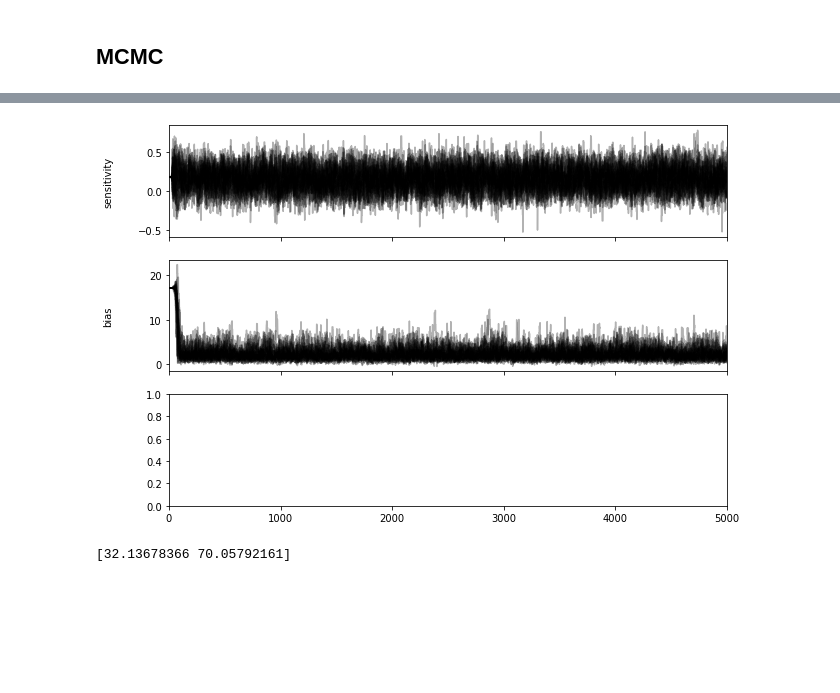
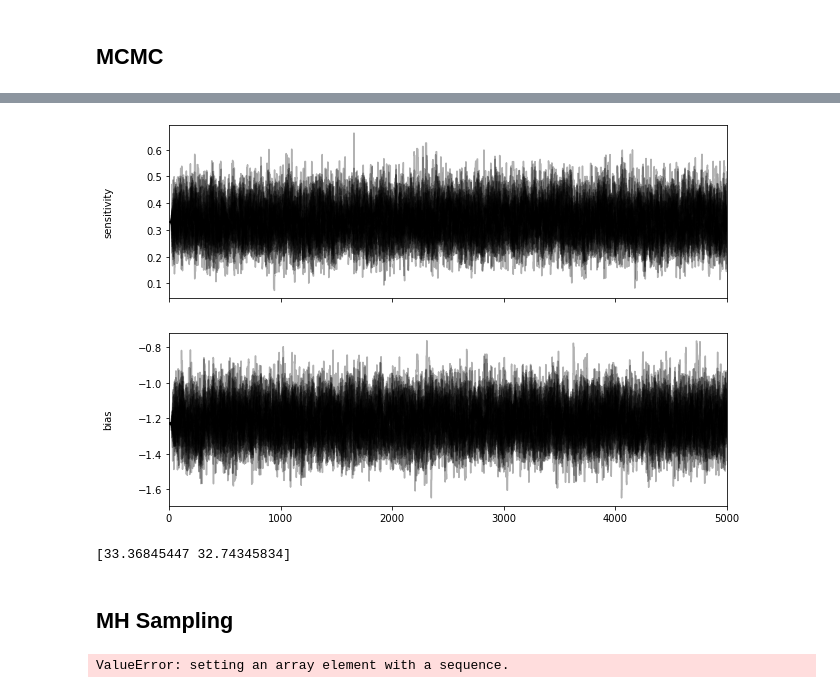
Before and after one commit to haefnerlab/confirmation-bias, a Jupyter notebook: +Dsc/Psychometric Model.ipynb, the cells around one changed output, grey strips where cells are left out. Cells and saved outputs as stored; diff of their text form; code cells hidden in the pictures; blank space fills up the shorter version.

```diff
--- a/+Dsc/Psychometric Model.ipynb
+++ b/+Dsc/Psychometric Model.ipynb
@@ -8,18 +8,19 @@ import theano
 
 min_x = -10
 max_x = 10
-N = 10 # 10 trials at each orientation
+N = 50 # 10 trials at each orientation
 x = np.linspace(min_x, max_x, 21) # the experiment is conducted at 21 x's
 x_shared = theano.shared(x)
-x_center = (min_x + max_x)/ 2
+x_center = (min_x + max_x) / 2
 # t = np.linspace(-10, 10, 101)
 bias = .8
 sensitivity = 1.2
 
 true_params = [sensitivity, bias]
 labels_params = ['sensitivity', 'bias']
-
-p_true = (1/(1 + np.exp(-(bias+true_params[0]*(x-x_center)) )))
+def plogistic(true_params, x, x_center):
+    return 1/(1 + np.exp(-(true_params[1]+true_params[0]*(x-x_center)) ))
+p_true = plogistic(true_params, x, x_center)
 np.random.seed(1234)
 choices = (np.random.uniform(size=[N, np.size(p_true)]) < p_true).T * 1
 observed_choices = np.sum(choices, 1)
@@ -48,7 +58,7 @@ array([[ 0,  0,  0,  0,  0,  0,  0,  1,  4,  6,  7,  9,  9, 10, 10, 10,
 # %%
 with pm.Model() as psychometricModel:
 
-    sensitivity_ = pm.Uniform('sensitivity_', lower = .2, upper =1.5)
+    sensitivity_ = pm.Uniform('sensitivity_', lower = 0, upper =5)
     bias_ = pm.Uniform('bias_', lower = -5, upper = 5)
 
     bias = pm.Deterministic("bias", bias_)
@@ -146,18 +198,20 @@ corner.corner(df[["sensitivity", "bias"]], truths=true_params);
 # %%
-fig, axes = plt.subplots(3, figsize=(10, 7), sharex=True)
+fig, axes = plt.subplots(2, figsize=(10, 7), sharex=True)
 samples = sampler.get_chain()
 labels = ["sensitivity", "bias"]
 
 for i in range(ndim):
     ax = axes[i]
     ax.plot(samples[:, :, i], "k", alpha = .3)
     ax.set_xlim(0, len(samples))
     ax.set_ylabel(labels[i])
     ax.yaxis.set_label_coords(-0.1, 0.5)
 # %% [output]
-[figure, old version]
+[figure, new version]
 # %%
 tau = sampler.get_autocorr_time()
 print(tau)
 # %% [output]
-[32.13678366 70.05792161]
+[33.36845447 32.74345834]
+# %% [markdown]
+##  MH Sampling
@@ -163,0 +277,7 @@ print(tau)
+# %%
+p0 = [6., 6.]
+data = {'x': x, 'x_center': x_center}
+chain,_,acc_frac = run_metropolis_hastings(p0, n_steps=8192, model=subjectSimulator,
+                                           proposal_sigmas=[0.05,0.05], data = data)
+# %% [output]
+ValueError: setting an array element with a sequence.
```
Also changed, not shown: parts of 17 cells of this notebook, 3 other files.
